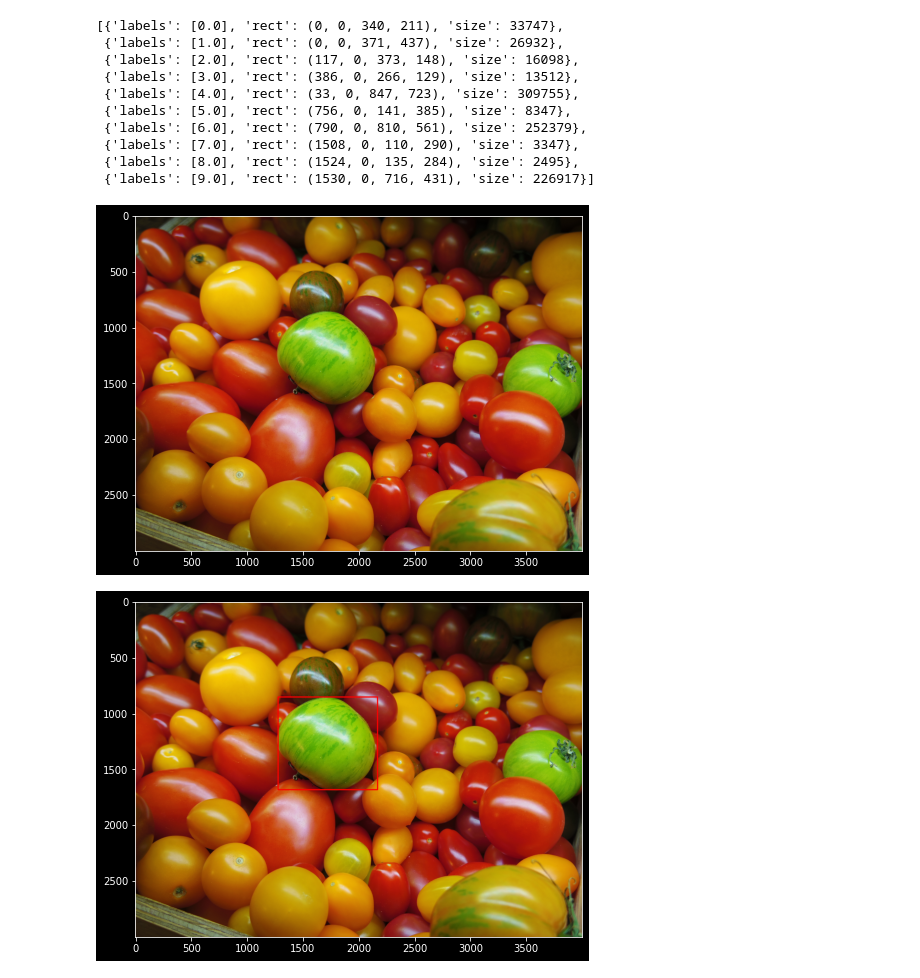
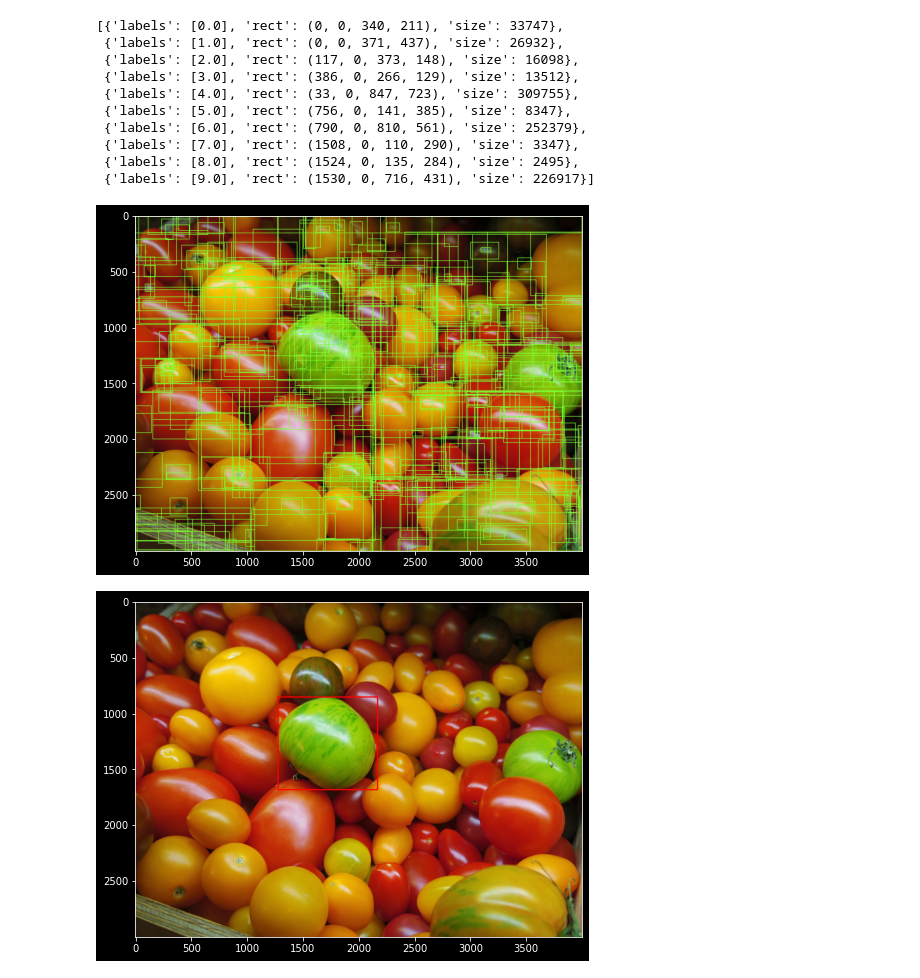
Before and after one commit to KimRass/warehouse, a Jupyter notebook: Data Science/Machine Learning/Computer Vision/Selective Search.ipynb, the cells around one changed output. Saved outputs shown, nothing was run; the diff lists cells and outputs as text; code cells hidden in the pictures.

```diff
--- a/Data Science/Machine Learning/Computer Vision/Selective Search.ipynb
+++ b/Data Science/Machine Learning/Computer Vision/Selective Search.ipynb
@@ -65,15 +65,15 @@ regions[:10]
 # %%
 cand_rects = [i["rect"] for i in regions]
 
 rgb_green = (125, 255, 51)
-temp = img_rgb.copy()
+img_rects = img_rgb.copy()
 for rect in cand_rects:
-    img_rects = cv2.rectangle(img=temp, pt1=(rect[0], rect[1]), pt2=(rect[0] + rect[2], rect[1] + rect[3]), color=rgb_green, thickness=4)
+    cv2.rectangle(img=img_rects, pt1=(rect[0], rect[1]), pt2=(rect[0] + rect[2], rect[1] + rect[3]), color=rgb_green, thickness=4)
 
 plt.figure(figsize=(8, 8))
-plt.imshow(temp);
+plt.imshow(img_rects);
 # %% [output]
-[figure, old version]
+[figure, new version]
 # %%
 gt_bbox = [1280, 850, 2170, 1680]
 rgb_red = (255, 0 , 0)
```
Also changed, not shown: parts of 3 cells of this notebook.
